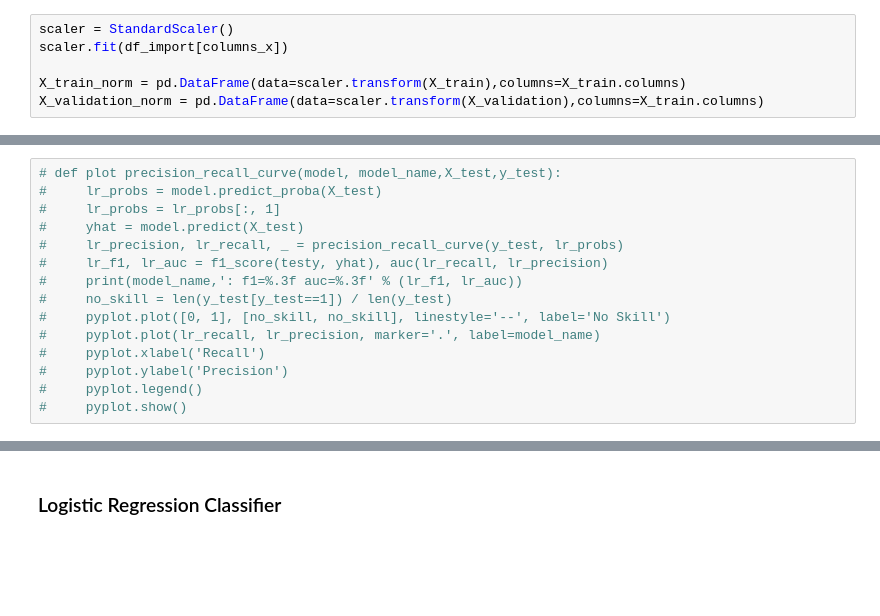
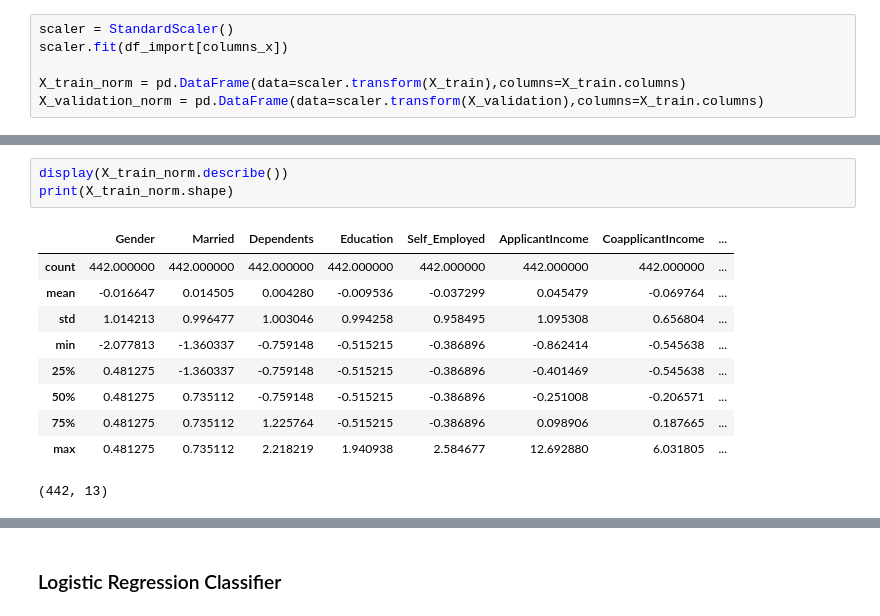
Before and after one commit to lucasthim/loan-prediction, a Jupyter notebook: 03_training_first_models.ipynb, the cells around one changed output, grey strips where cells are left out. Drawn from its saved outputs; the diff is of its cells as text; blank space fills up the shorter version.

```diff
--- a/03_training_first_models.ipynb
+++ b/03_training_first_models.ipynb
@@ -82,15 +60,14 @@ X_validation_norm.describe()
-# %%
-# def plot precision_recall_curve(model, model_name,X_test,y_test):
-#     lr_probs = model.predict_proba(X_test)
-#     lr_probs = lr_probs[:, 1]
-#     yhat = model.predict(X_test)
-#     lr_precision, lr_recall, _ = precision_recall_curve(y_test, lr_probs)
-#     lr_f1, lr_auc = f1_score(testy, yhat), auc(lr_recall, lr_precision)
-#     print(model_name,': f1=%.3f auc=%.3f' % (lr_f1, lr_auc))
-#     no_skill = len(y_test[y_test==1]) / len(y_test)
-#     pyplot.plot([0, 1], [no_skill, no_skill], linestyle='--', label='No Skill')
-#     pyplot.plot(lr_recall, lr_precision, marker='.', label=model_name)
-#     pyplot.xlabel('Recall')
-#     pyplot.ylabel('Precision')
-#     pyplot.legend()
-#     pyplot.show()
+# %%
+display(X_train_norm.describe())
+print(X_train_norm.shape)
+# %% [output]
+|  | Gender | Married | Dependents | Education | Self_Employed | ApplicantIncome | CoapplicantIncome | ... |
+| count | 442.000000 | 442.000000 | 442.000000 | 442.000000 | 442.000000 | 442.000000 | 442.000000 | ... |
+| mean | -0.016647 | 0.014505 | 0.004280 | -0.009536 | -0.037299 | 0.045479 | -0.069764 | ... |
+| std | 1.014213 | 0.996477 | 1.003046 | 0.994258 | 0.958495 | 1.095308 | 0.656804 | ... |
+| min | -2.077813 | -1.360337 | -0.759148 | -0.515215 | -0.386896 | -0.862414 | -0.545638 | ... |
+| 25% | 0.481275 | -1.360337 | -0.759148 | -0.515215 | -0.386896 | -0.401469 | -0.545638 | ... |
+| 50% | 0.481275 | 0.735112 | -0.759148 | -0.515215 | -0.386896 | -0.251008 | -0.206571 | ... |
+| 75% | 0.481275 | 0.735112 | 1.225764 | -0.515215 | -0.386896 | 0.098906 | 0.187665 | ... |
+| max | 0.481275 | 0.735112 | 2.218219 | 1.940938 | 2.584677 | 12.692880 | 6.031805 | ... |
+(442, 13)
```
Also changed, not shown: parts of 7 cells of this notebook, 5 other files.
